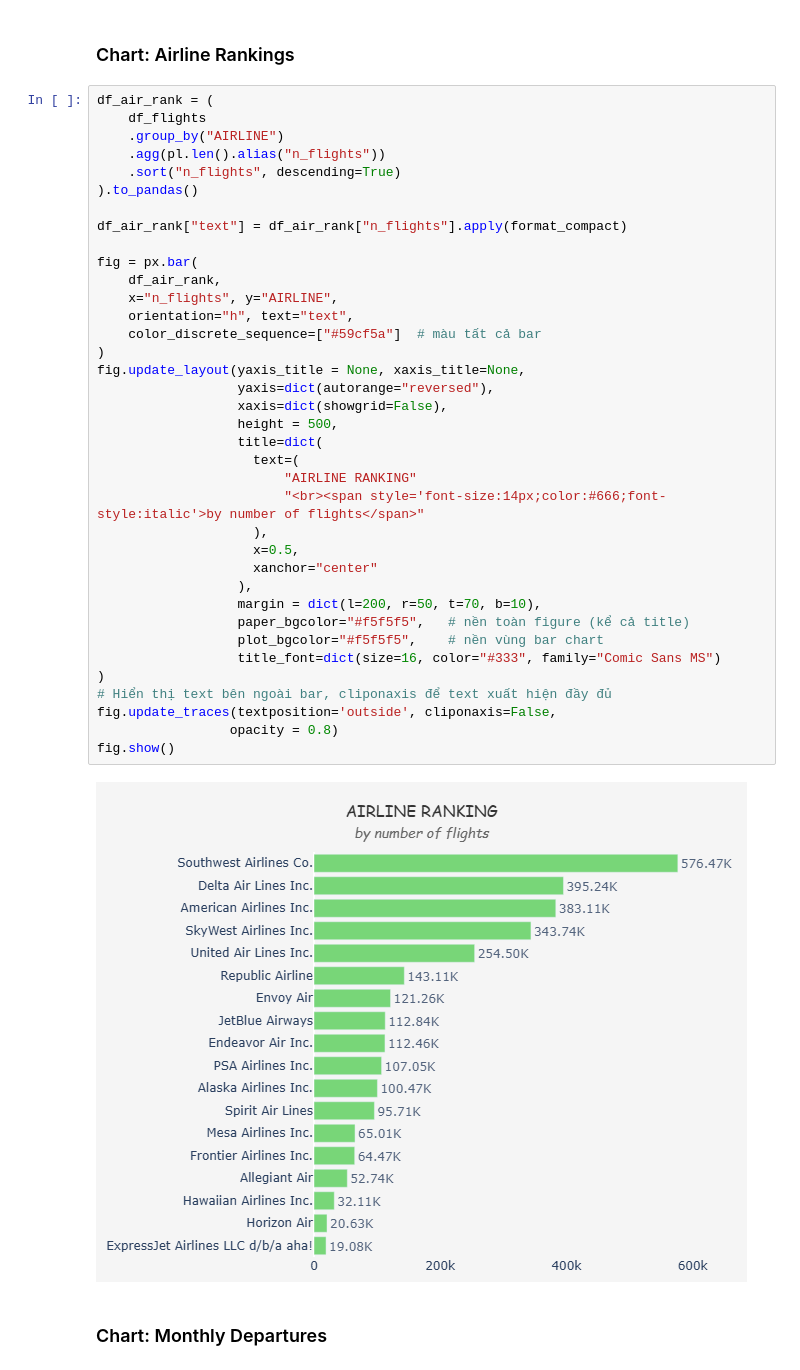
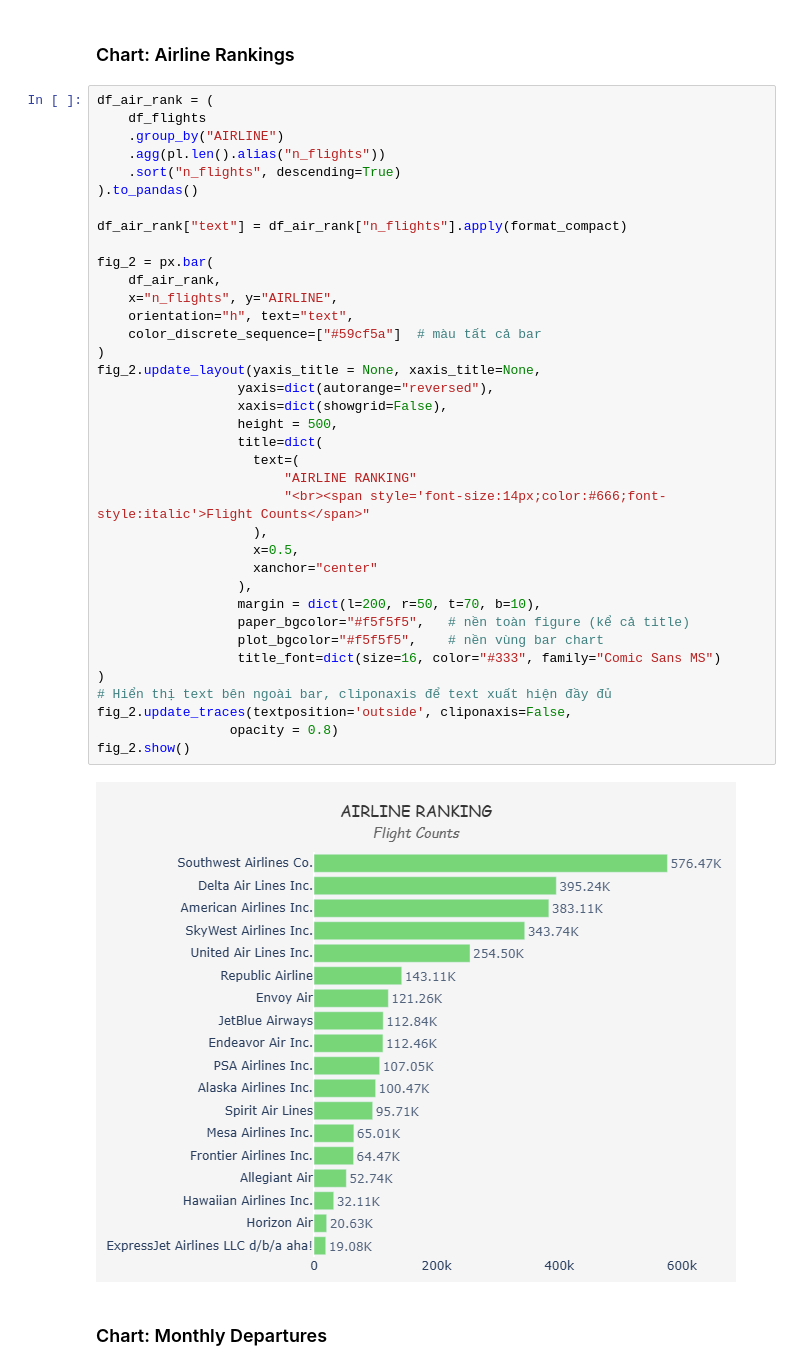
Before and after one commit to nguyenminhthuy/flights-analytics, a Jupyter notebook: py/notebooks/flights-eda.ipynb, the cells around one changed output. Cells and saved outputs as stored; diff of their text form.

```diff
--- a/py/notebooks/flights-eda.ipynb
+++ b/py/notebooks/flights-eda.ipynb
@@ -316,39 +334,39 @@ df_air_rank = (
     .group_by("AIRLINE")
     .agg(pl.len().alias("n_flights"))
     .sort("n_flights", descending=True)
 ).to_pandas()
 
 df_air_rank["text"] = df_air_rank["n_flights"].apply(format_compact)
 
-fig = px.bar(
+fig_2 = px.bar(
     df_air_rank,
     x="n_flights", y="AIRLINE",
     orientation="h", text="text",
     color_discrete_sequence=["#59cf5a"]  # màu tất cả bar
 )
-fig.update_layout(yaxis_title = None, xaxis_title=None,
+fig_2.update_layout(yaxis_title = None, xaxis_title=None,
                   yaxis=dict(autorange="reversed"),
                   xaxis=dict(showgrid=False),
                   height = 500,
                   title=dict(
                     text=(
                         "AIRLINE RANKING"
-                        "<br><span style='font-size:14px;color:#666;font-style:italic'>by number of flights</span>"
+                        "<br><span style='font-size:14px;color:#666;font-style:italic'>Flight Counts</span>"
                     ),
                     x=0.5,
                     xanchor="center"
                   ),
                   margin = dict(l=200, r=50, t=70, b=10),
                   paper_bgcolor="#f5f5f5",   # nền toàn figure (kể cả title)
                   plot_bgcolor="#f5f5f5",    # nền vùng bar chart
                   title_font=dict(size=16, color="#333", family="Comic Sans MS")
 )
 # Hiển thị text bên ngoài bar, cliponaxis để text xuất hiện đầy đủ
-fig.update_traces(textposition='outside', cliponaxis=False,
+fig_2.update_traces(textposition='outside', cliponaxis=False,
                  opacity = 0.8)
-fig.show()
+fig_2.show()
 # %% [output]
-[figure, old version]
+[figure, new version]
 # %% [markdown]
 ### Chart: Monthly Departures
 # %%
```
Also changed, not shown: parts of 21 cells of this notebook.
